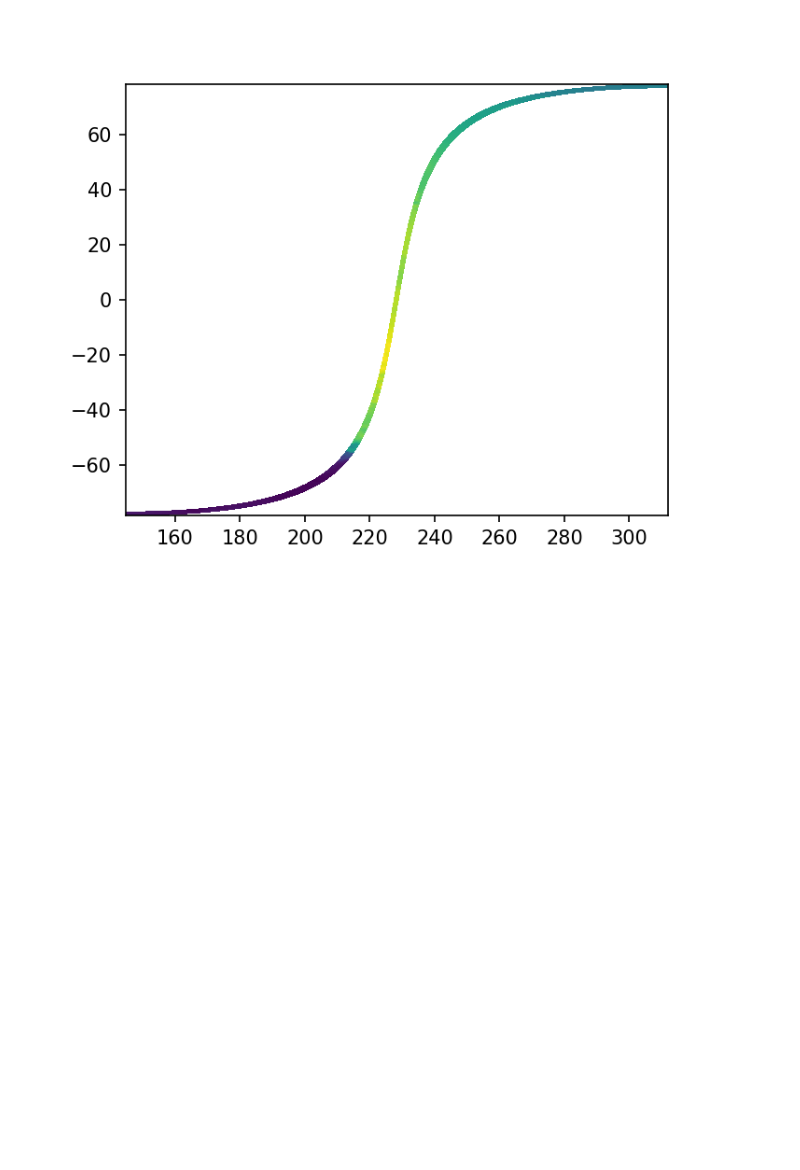
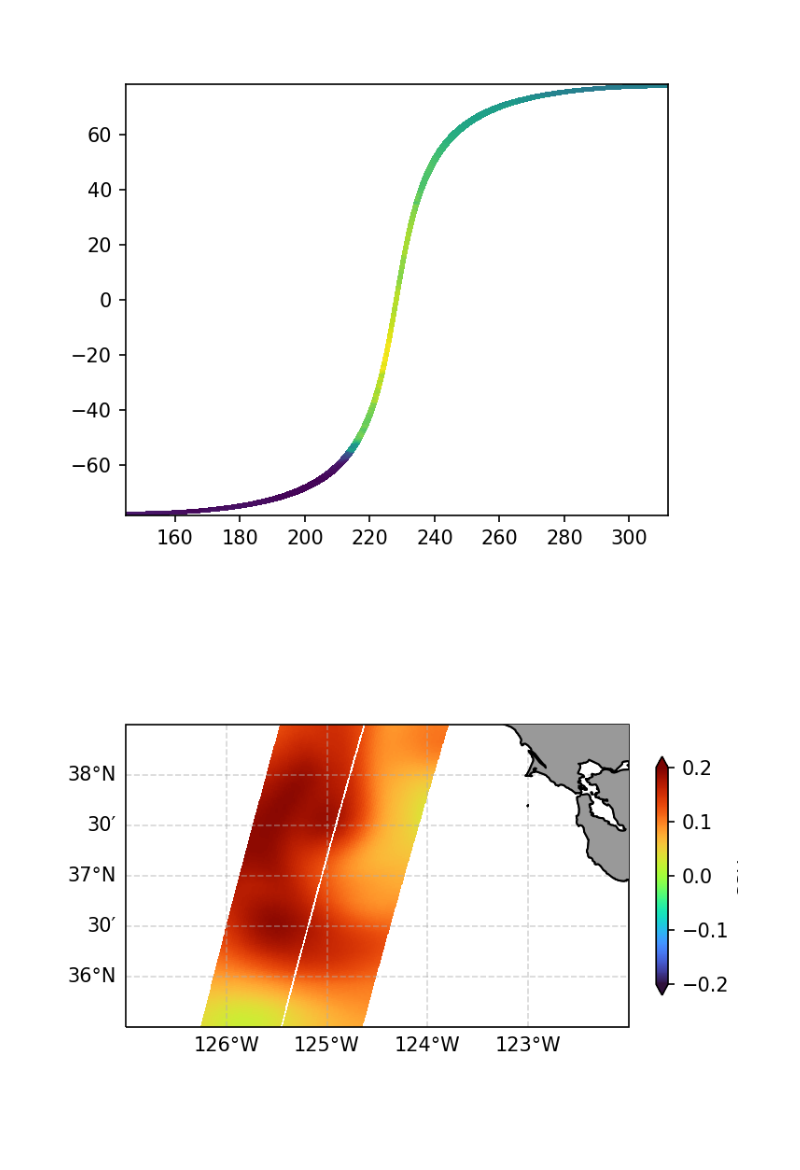
Before and after one commit to jtomfarrar/AWS_EC2_computing_2023, a Jupyter notebook: notebooks/SWOT_look_tom.ipynb, the cells around one changed output. Drawn from its saved outputs; the diff is of its cells as text; code cells hidden in the pictures; blank space fills up the shorter version.

```diff
--- a/notebooks/SWOT_look_tom.ipynb
+++ b/notebooks/SWOT_look_tom.ipynb
@@ -100,6 +100,7 @@ s3fs.core.S3FileSystem
 #site = 'S-MODE'
 site = 'S-MODE IOP1'
 #site = 'SPURS-1'
+#site = 'globe'
 
 if site == 'S-MODE':
     lon0 = -123.5
@@ -121,6 +122,12 @@ elif site == 'SPURS-1':
     lat0 = 25
     dlon = 1.5 # half of box width in lon
     dlat = 1.5 # half of box width in lat
+elif site == 'globe':
+    lon0 = 180
+    lat0 = 0
+    dlon = 180 # half of box width in lon
+    dlat = 90 # half of box width in lat
+
 
 # Define the max/min lon
 lon_min = lon0 - dlon
@@ -233,3 +240,30 @@ plt.pcolor(ds.longitude, ds.latitude, var)
 # %% [output]
 <matplotlib.collections.PolyCollection at 0x...>
 [figure]
+# %%
+fig = plt.figure()
+ax = plt.axes(projection = ccrs.PlateCarree(central_longitude=-125))  # Orthographic
+extent = [lon_min, lon_max,lat_min, lat_max]
+ax.set_extent(extent, crs=ccrs.PlateCarree())
+
+V=np.array([-1,1])/5 #np.array([25.5,26.5])+-3.75
+
+plt.set_cmap(cmap=plt.get_cmap('turbo'))
+gl = ax.gridlines(draw_labels=True, dms=True, x_inline=False, y_inline=False, alpha=0.5, linestyle='--')
+gl.top_labels = False
+gl.right_labels = False
+# ax.set_title('SST, ' + day_str, size = 10.)
+
+# Does not do what I think it should:
+ax.minorticks_on()
+ax.tick_params(axis='both',which='both',direction='inout',top=True, right=True)
+
+
+ax.coastlines()
+ax.add_feature(cartopy.feature.LAND, zorder=3, facecolor=[.6,.6,.6], edgecolor='black')
+cs = ax.pcolormesh(ds.longitude, ds.latitude,var,vmin=V[0],vmax=V[1], transform=ccrs.PlateCarree()) #
+# cs = ax.pcolormesh(ds2.lon,ds2.lat,ds2.sea_surface_temperature.squeeze().notnull(),transform=ccrs.PlateCarree())
+cb = plt.colorbar(cs,fraction = 0.022,extend='both')
+cb.set_label('SSH',fontsize = 10)
+# %% [output]
+[figure, added]
```
Also changed, not shown: parts of 1 cell of this notebook, 1 other file.
